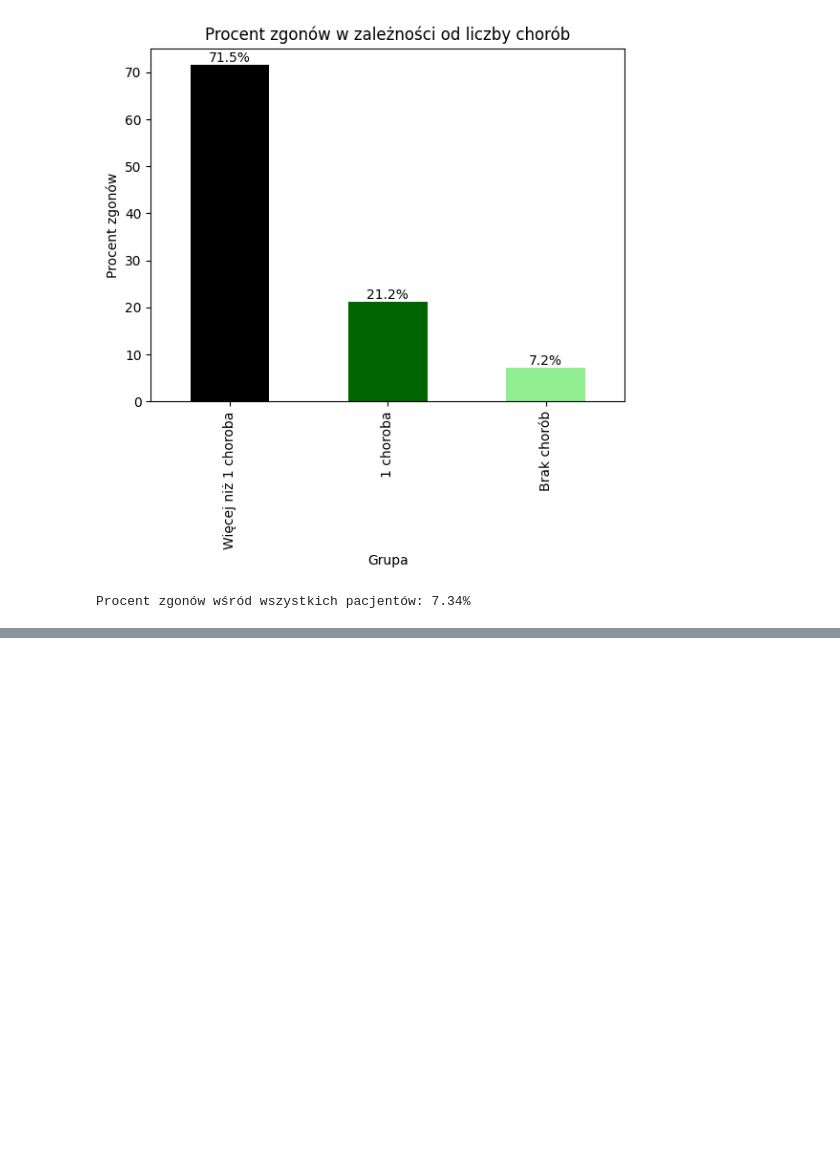
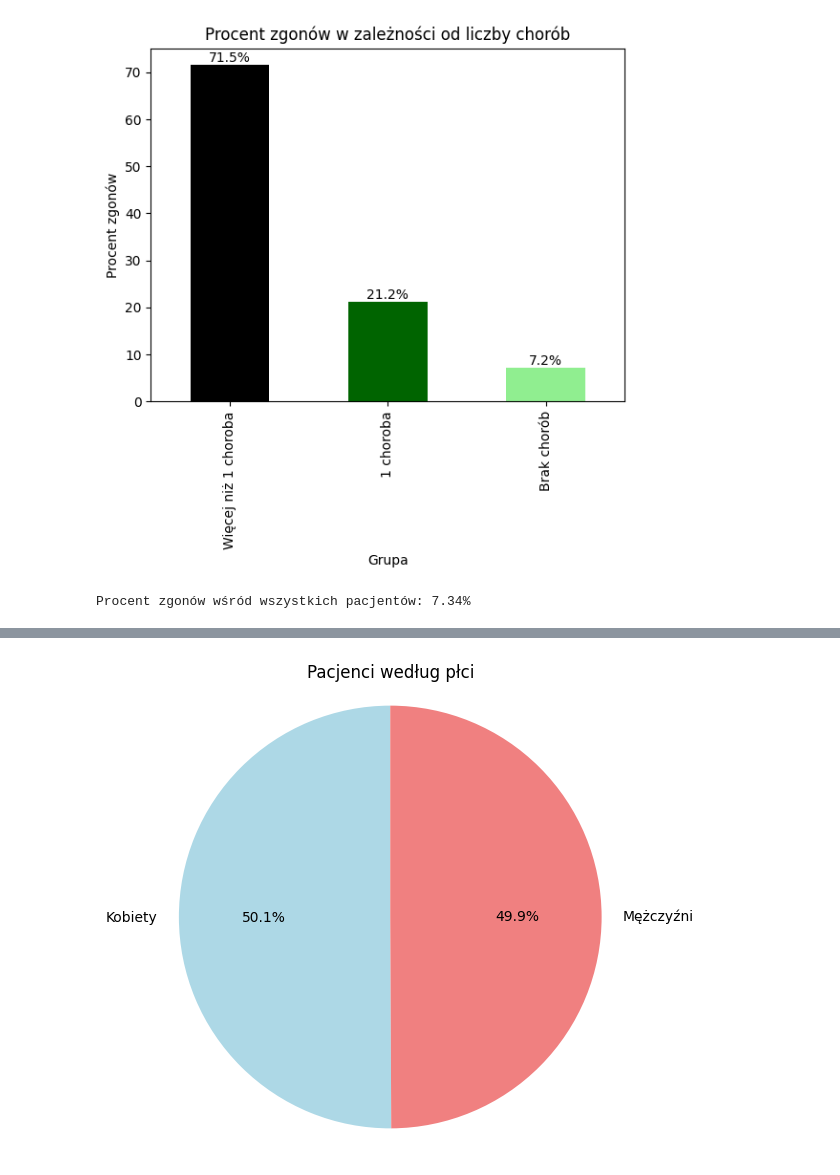
Before and after one commit to infoshareacademy/jdszr13-pocieszyciele_wrazliwych_danych, a Jupyter notebook: python-projekt-pwd/covid.ipynb, the cells around one changed output, grey strips where cells are left out. Drawn from its saved outputs; the diff is of its cells as text; code cells hidden in the pictures; blank space fills up the shorter version.

```diff
--- a/python-projekt-pwd/covid.ipynb
+++ b/python-projekt-pwd/covid.ipynb
@@ -275,0 +307,14 @@ Procent zgonów wśród wszystkich pacjentów: 7.34%
+# %%
+import pandas as pd
+import matplotlib.pyplot as plt
+
+df['PLEC'] = df['PLEC'].map({1: 'Kobiety', 2: 'Mężczyźni'})
+patients_by_gender = df.groupby('PLEC').size()
+
+plt.figure(figsize=(6, 6))
+plt.pie(patients_by_gender.values, labels=patients_by_gender.index, autopct='%1.1f%%', startangle=90, colors=['lightblue', 'lightcoral'])
+plt.title('Pacjenci według płci')
+plt.axis('equal')
+plt.show()
+# %% [output]
+[figure, added]
```
Also changed, not shown: parts of 3 cells of this notebook, 4 other files.
